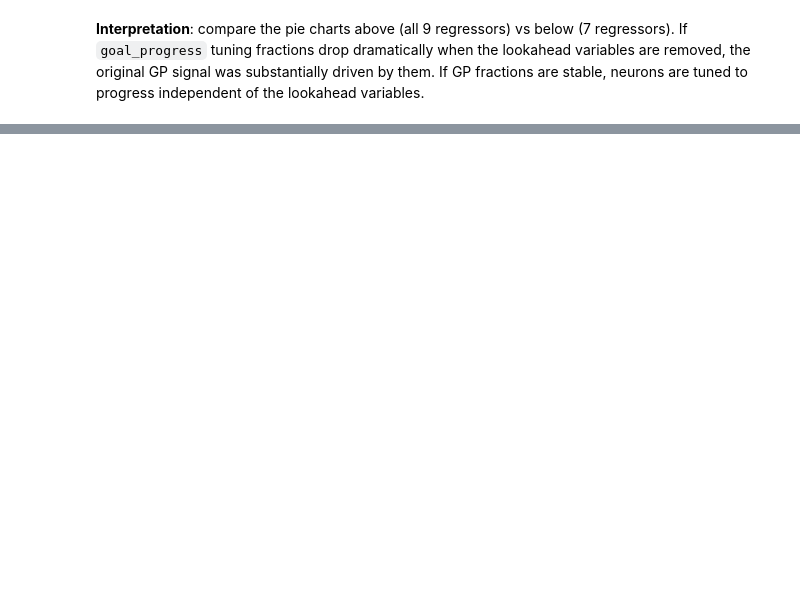
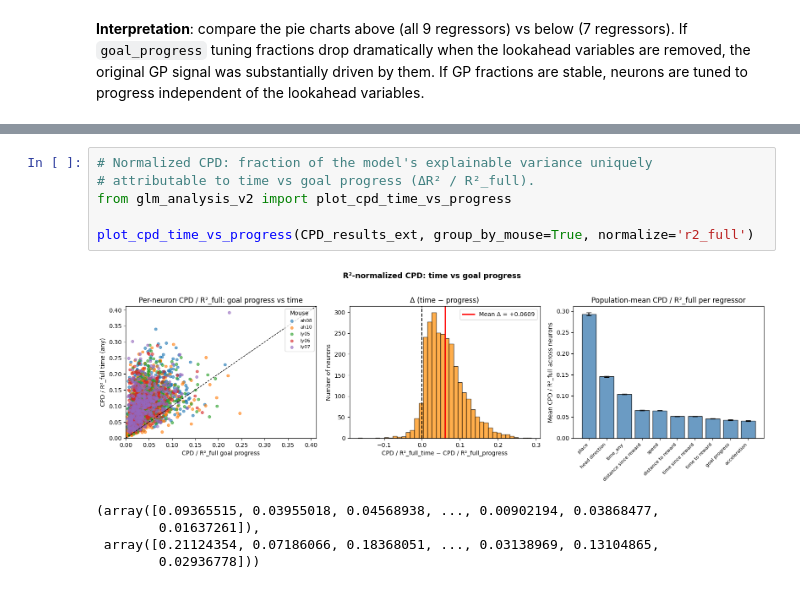
Before and after one commit to AdamLoydHarris/ABCD_LEC, a Jupyter notebook: code/LEC_glm_tuning_variables.ipynb, the cells around one changed output, grey strips where cells are left out. Drawn from its saved outputs; the diff is of its cells as text; blank space fills up the shorter version.

```diff
--- a/code/LEC_glm_tuning_variables.ipynb
+++ b/code/LEC_glm_tuning_variables.ipynb
@@ -237,0 +424,12 @@ print_tuning_summary(mouse_tuning_concat_nl, regressors_to_include=included)
+# %%
+# Normalized CPD: fraction of the model's explainable variance uniquely
+# attributable to time vs goal progress (ΔR² / R²_full).
+from glm_analysis_v2 import plot_cpd_time_vs_progress
+
+plot_cpd_time_vs_progress(CPD_results_ext, group_by_mouse=True, normalize='r2_full')
+# %% [output]
+[figure, added]
+(array([0.09365515, 0.03955018, 0.04568938, ..., 0.00902194, 0.03868477,
+        0.01637261]),
+ array([0.21124354, 0.07186066, 0.18368051, ..., 0.03138969, 0.13104865,
+        0.02936778]))
```
Also changed, not shown: parts of 34 cells of this notebook, 2 other files.
